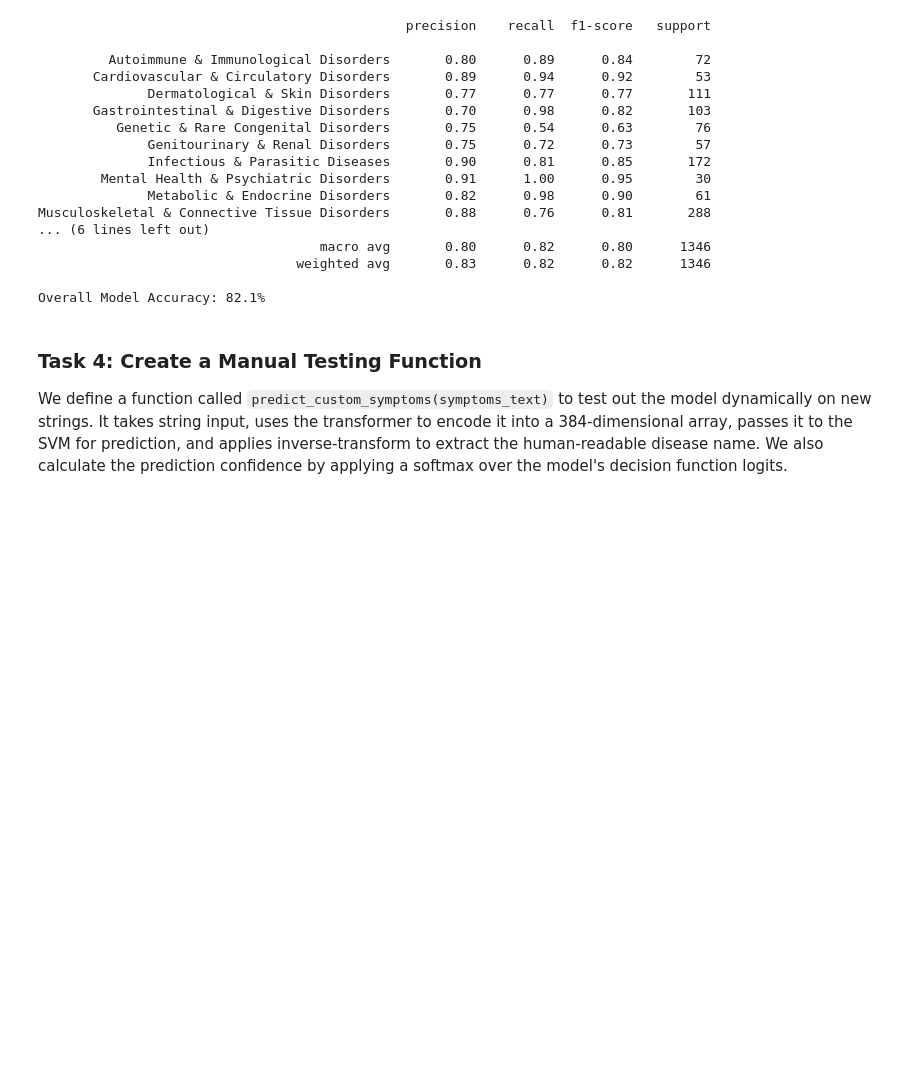
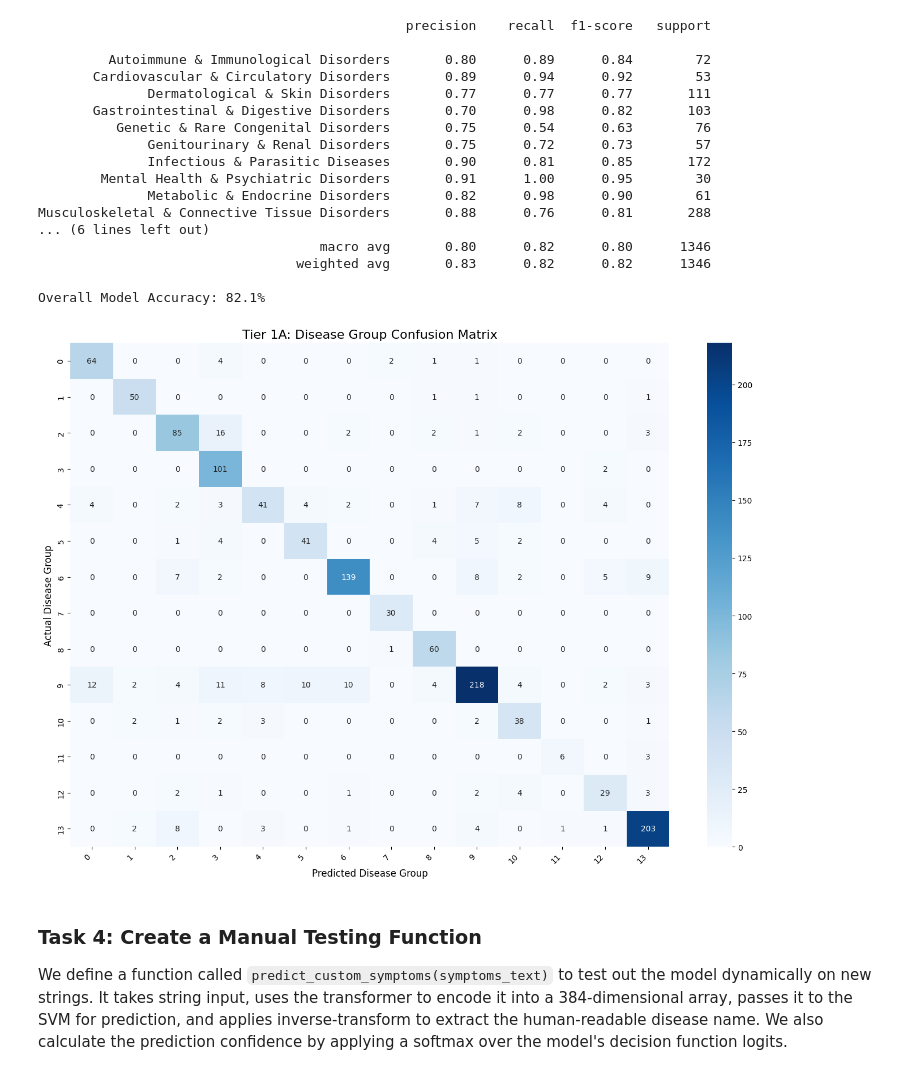
Before and after one commit to ashutosh-bhagat/AyurFit---Symptom-to-Remedy, a Jupyter notebook: backend/model/symtom-disease.ipynb, the cells around one changed output. Saved outputs shown, nothing was run; the diff lists cells and outputs as text; code cells hidden in the pictures; blank space fills up the shorter version.

```diff
--- a/backend/model/symtom-disease.ipynb
+++ b/backend/model/symtom-disease.ipynb
@@ -106,6 +132,19 @@ Musculoskeletal & Connective Tissue Disorders       0.88      0.76      0.81
                                  weighted avg       0.83      0.82      0.82      1346
 
 Overall Model Accuracy: 82.1%
+# %%
+cm = confusion_matrix(y_test, y_pred)
+
+plt.figure(figsize=(14, 10))
+sns.heatmap(cm, annot=True, fmt='d', cmap='Blues')
+plt.title('Tier 1A: Disease Group Confusion Matrix', fontsize=16)
+plt.ylabel('Actual Disease Group', fontsize=12)
+plt.xlabel('Predicted Disease Group', fontsize=12)
+plt.xticks(rotation=45, ha='right')
+plt.tight_layout()
+plt.show()
+# %% [output]
+[figure, added]
 # %% [markdown]
 ### Task 4: Create a Manual Testing Function
 
```
Also changed, not shown: parts of 5 cells of this notebook, 1 other file.
